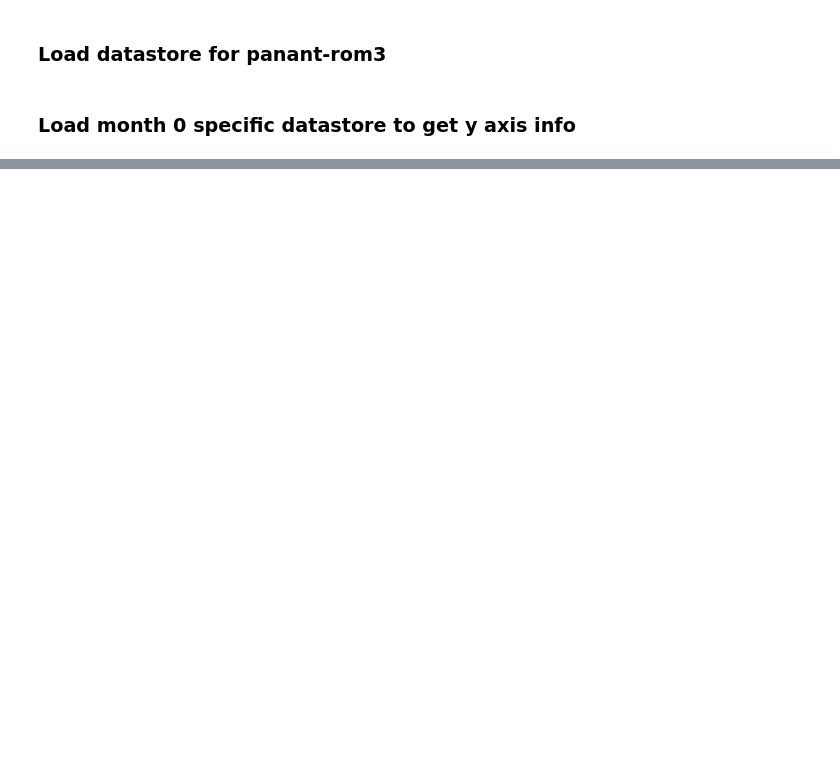
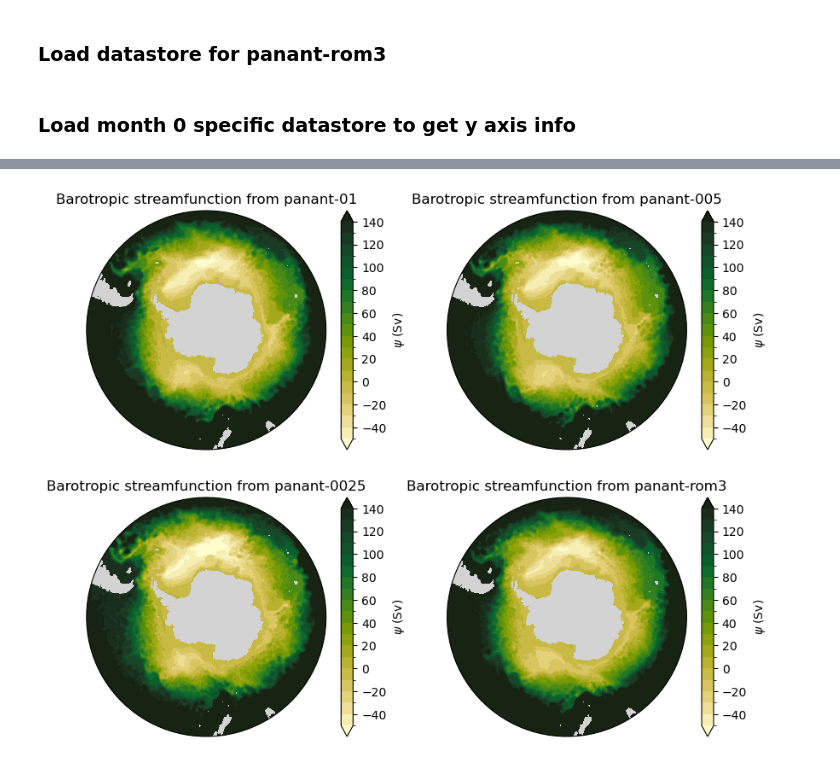
Before and after one commit to claireyung/mom6-panAn-iceshelf-tools, a Jupyter notebook: evaluation/barotrophic_streamfunction/barotropic_streamfunction.ipynb, the cells around one changed output, grey strips where cells are left out. Saved outputs shown, nothing was run; the diff lists cells and outputs as text; code cells hidden in the pictures; blank space fills up the shorter version.

Commit message:
tidying up the figures

```diff
--- a/evaluation/barotrophic_streamfunction/barotropic_streamfunction.ipynb
+++ b/evaluation/barotrophic_streamfunction/barotropic_streamfunction.ipynb
@@ -269,0 +234,35 @@ for model in ['panant-01', 'panant-005', 'panant-0025', 'panant-rom3']:
+# %%
+def circumpolar_map(fig,nrows,ncols,nindex):
+    theta = np.linspace(0, 2 * np.pi, 100)
+    center, radius = [0.5, 0.5], 0.5
+    verts = np.vstack([np.sin(theta), np.cos(theta)]).T
+    circle = mpath.Path(verts * radius + center)
+
+    ax = fig.add_subplot(nrows, ncols, nindex, projection=ccrs.SouthPolarStereo())
+    ax.set_extent([-180, 180, -80, -40], crs = ccrs.PlateCarree())
+    ax.set_facecolor('lightgrey')
+    ax.set_boundary(circle, transform = ax.transAxes)
+
+    return ax
+# %%
+fig = plt.figure(figsize=(10, 8))
+levels = np.arange(-50, 150, 10) # levels used in contour plots
+nrows=2
+ncols=2
+nindex=0
+
+for model in ['panant-01', 'panant-005', 'panant-0025', 'panant-rom3']:
+    nindex=nindex+1
+    ax = circumpolar_map(fig,nrows,ncols,nindex)
+    psi_mean[model].cf.plot.contourf(ax=ax,x = 'longitude',
+                                   y = 'latitude',
+                                   transform = ccrs.PlateCarree(),
+                                   levels = levels,
+                                   extend = 'both',
+                                   cmap = cmocean.cm.speed,
+                                   cbar_kwargs = {'label': '$\psi$ (Sv)'})
+    land_mask[model].plot.contourf(ax=ax,colors = 'lightgrey', add_colorbar = False,
+                                   zorder = 2, transform = ccrs.PlateCarree())
+    ax.set_title('Barotropic streamfunction from ' + model)
+# %% [output]
+[figure, added]
```
Also changed, not shown: parts of 6 cells of this notebook.
